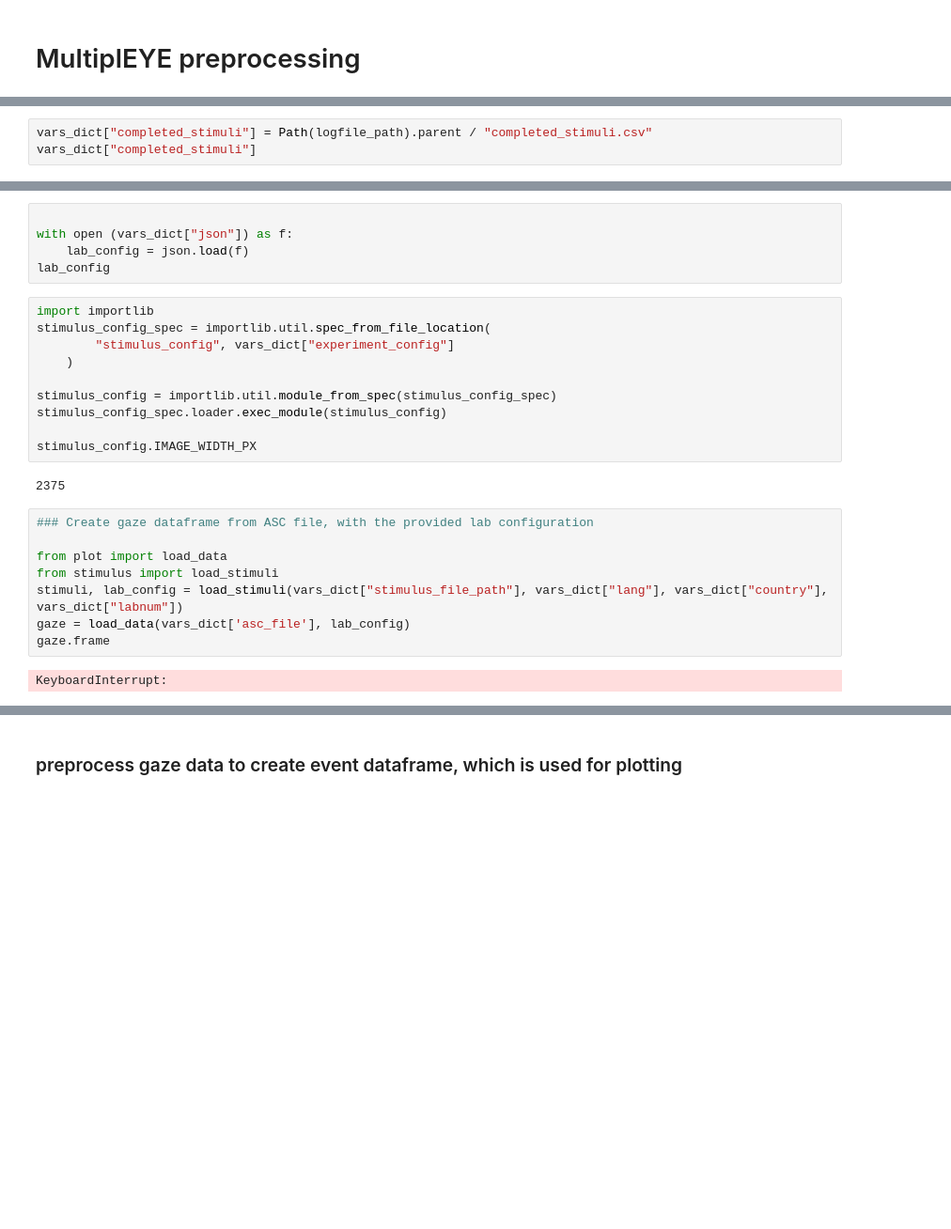
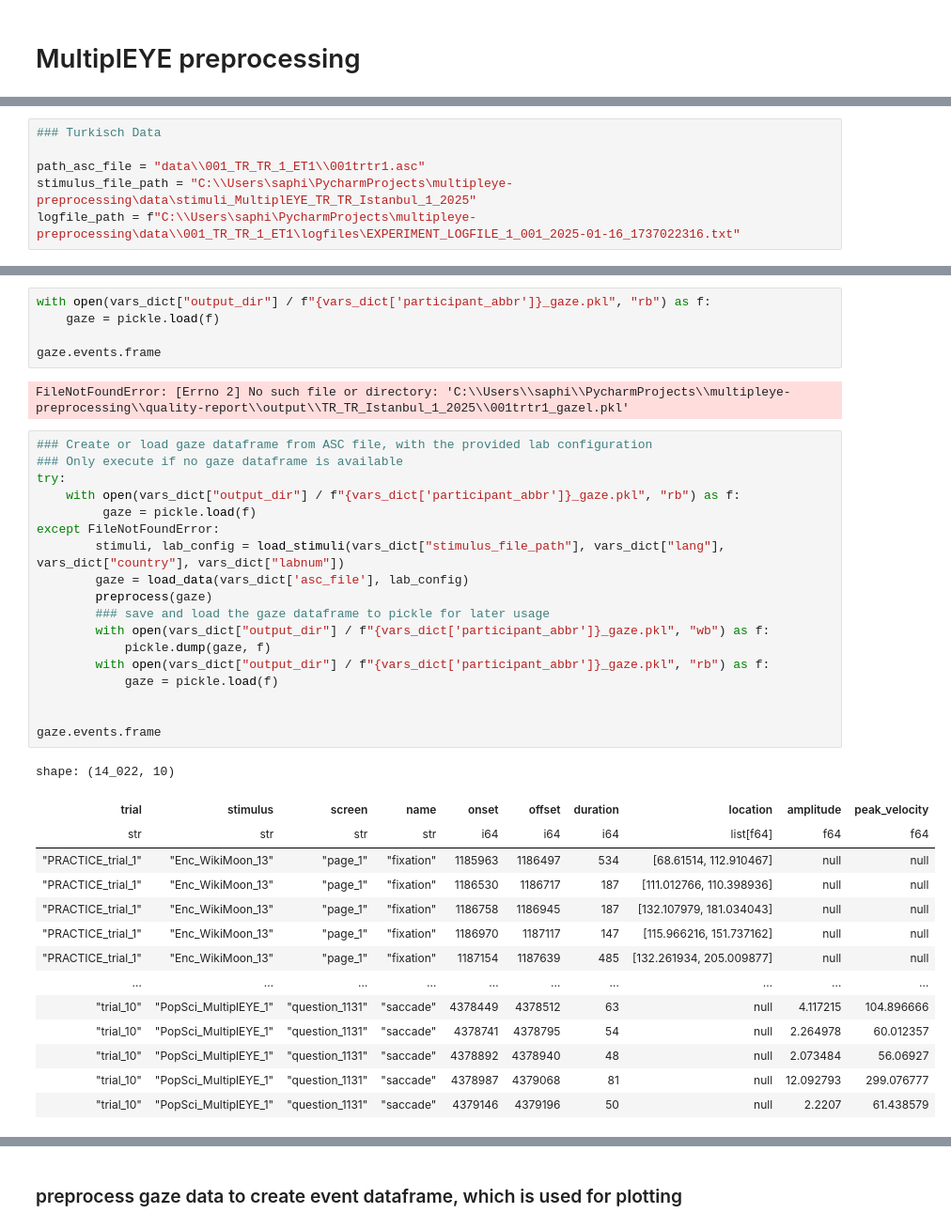
Before and after one commit to theDebbister/multipleye-preprocessing, a Jupyter notebook: quality-report/sanity_checks.ipynb, the cells around one changed output, grey strips where cells are left out. Shown at 94% size. Drawn from its saved outputs; the diff is of its cells as text; blank space fills up the shorter version.

```diff
--- a/quality-report/sanity_checks.ipynb
+++ b/quality-report/sanity_checks.ipynb
@@ -36,0 +27,6 @@ vars_dict = extract_information_file_path(path_asc_file, local_file_part, stimul
+# %%
+### Turkisch Data
+
+path_asc_file = "data\\001_TR_TR_1_ET1\\001trtr1.asc"
+stimulus_file_path = "C:\\Users\saphi\PycharmProjects\multipleye-preprocessing\data\stimuli_MultiplEYE_TR_TR_Istanbul_1_2025"
+logfile_path = f"C:\\Users\saphi\PycharmProjects\multipleye-preprocessing\data\\001_TR_TR_1_ET1\logfiles\EXPERIMENT_LOGFILE_1_001_2025-01-16_1737022316.txt"
@@ -39,3 +53,0 @@ vars_dict["asc_file"]
-# %%
-vars_dict["completed_stimuli"] = Path(logfile_path).parent / "completed_stimuli.csv"
-vars_dict["completed_stimuli"]
@@ -53,29 +54,42 @@ stimulus = Stimulus.load(stimulus_dir, lang, country, labnum, stimulus_name)
-# %%
-
-with open (vars_dict["json"]) as f:
-    lab_config = json.load(f)
-lab_config
-# %%
-import importlib
-stimulus_config_spec = importlib.util.spec_from_file_location(
-        "stimulus_config", vars_dict["experiment_config"]
-    )
-
-stimulus_config = importlib.util.module_from_spec(stimulus_config_spec)
-stimulus_config_spec.loader.exec_module(stimulus_config)
-
-stimulus_config.IMAGE_WIDTH_PX
-# %% [output]
-2375
-# %%
-### Create gaze dataframe from ASC file, with the provided lab configuration
-
-from plot import load_data
-from stimulus import load_stimuli
-stimuli, lab_config = load_stimuli(vars_dict["stimulus_file_path"], vars_dict["lang"], vars_dict["country"], vars_dict["labnum"])
-gaze = load_data(vars_dict['asc_file'], lab_config)
-gaze.frame
-# %% [output]
-KeyboardInterrupt:
+# %%
+with open(vars_dict["output_dir"] / f"{vars_dict['participant_abbr']}_gaze.pkl", "rb") as f:
+    gaze = pickle.load(f)
+
+gaze.events.frame
+# %% [output]
+FileNotFoundError: [Errno 2] No such file or directory: 'C:\\Users\\saphi\\PycharmProjects\\multipleye-preprocessing\\quality-report\\output\\TR_TR_Istanbul_1_2025\\001trtr1_gazel.pkl'
+# %%
+### Create or load gaze dataframe from ASC file, with the provided lab configuration
+### Only execute if no gaze dataframe is available
+try:
+    with open(vars_dict["output_dir"] / f"{vars_dict['participant_abbr']}_gaze.pkl", "rb") as f:
+         gaze = pickle.load(f)
+except FileNotFoundError:
+        stimuli, lab_config = load_stimuli(vars_dict["stimulus_file_path"], vars_dict["lang"], vars_dict["country"], vars_dict["labnum"])
+        gaze = load_data(vars_dict['asc_file'], lab_config)
+        preprocess(gaze)
+        ### save and load the gaze dataframe to pickle for later usage
+        with open(vars_dict["output_dir"] / f"{vars_dict['participant_abbr']}_gaze.pkl", "wb") as f:
+            pickle.dump(gaze, f)
+        with open(vars_dict["output_dir"] / f"{vars_dict['participant_abbr']}_gaze.pkl", "rb") as f:
+            gaze = pickle.load(f)
+
+
+gaze.events.frame
+# %% [output]
+shape: (14_022, 10)
+| trial | stimulus | screen | name | onset | offset | duration | location | amplitude | peak_velocity |
+| str | str | str | str | i64 | i64 | i64 | list[f64] | f64 | f64 |
+| "PRACTICE_trial_1" | "Enc_WikiMoon_13" | "page_1" | "fixation" | 1185963 | 1186497 | 534 | [68.61514, 112.910467] | null | null |
+| "PRACTICE_trial_1" | "Enc_WikiMoon_13" | "page_1" | "fixation" | 1186530 | 1186717 | 187 | [111.012766, 110.398936] | null | null |
+| "PRACTICE_trial_1" | "Enc_WikiMoon_13" | "page_1" | "fixation" | 1186758 | 1186945 | 187 | [132.107979, 181.034043] | null | null |
+| "PRACTICE_trial_1" | "Enc_WikiMoon_13" | "page_1" | "fixation" | 1186970 | 1187117 | 147 | [115.966216, 151.737162] | null | null |
+| "PRACTICE_trial_1" | "Enc_WikiMoon_13" | "page_1" | "fixation" | 1187154 | 1187639 | 485 | [132.261934, 205.009877] | null | null |
+| … | … | … | … | … | … | … | … | … | … |
+| "trial_10" | "PopSci_MultiplEYE_1" | "question_1131" | "saccade" | 4378449 | 4378512 | 63 | null | 4.117215 | 104.896666 |
+| "trial_10" | "PopSci_MultiplEYE_1" | "question_1131" | "saccade" | 4378741 | 4378795 | 54 | null | 2.264978 | 60.012357 |
+| "trial_10" | "PopSci_MultiplEYE_1" | "question_1131" | "saccade" | 4378892 | 4378940 | 48 | null | 2.073484 | 56.06927 |
+| "trial_10" | "PopSci_MultiplEYE_1" | "question_1131" | "saccade" | 4378987 | 4379068 | 81 | null | 12.092793 | 299.076777 |
+| "trial_10" | "PopSci_MultiplEYE_1" | "question_1131" | "saccade" | 4379146 | 4379196 | 50 | null | 2.2207 | 61.438579 |
 # %%
 gaze.frame.filter(pl.col("activity") == "question").unique("screen")
```
Also changed, not shown: parts of 30 cells of this notebook, 7 other files.
